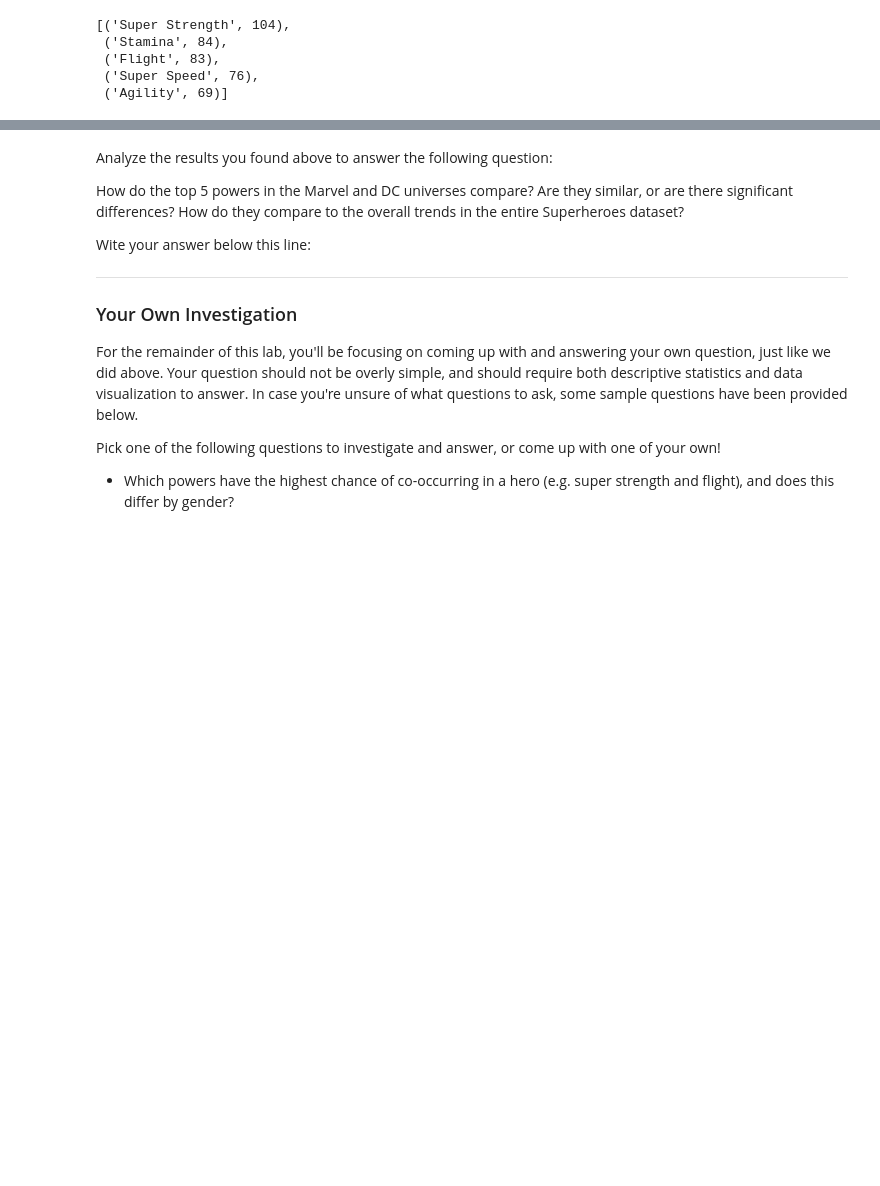
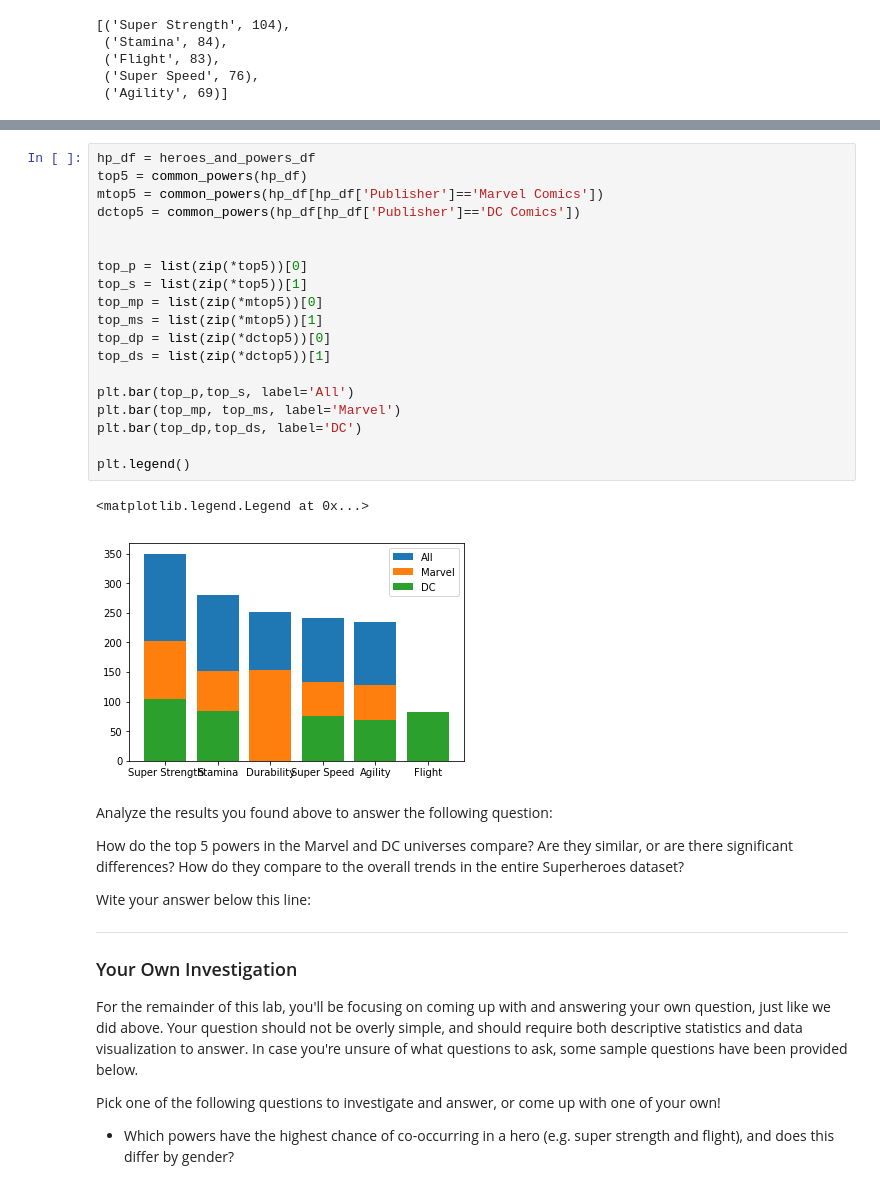
Before and after one commit to rab175/dsc-data-cleaning-project-online-ds-pt-071519, a Jupyter notebook: index.ipynb, the cells around one changed output, grey strips where cells are left out. Saved outputs shown, nothing was run; the diff lists cells and outputs as text; blank space fills up the shorter version.

```diff
--- a/index.ipynb
+++ b/index.ipynb
@@ -451,3 +463,25 @@ common_powers(heroes_and_powers_df[heroes_and_powers_df['Publisher']=='DC Comics
+# %%
+hp_df = heroes_and_powers_df
+top5 = common_powers(hp_df)
+mtop5 = common_powers(hp_df[hp_df['Publisher']=='Marvel Comics'])
+dctop5 = common_powers(hp_df[hp_df['Publisher']=='DC Comics'])
+
+
+top_p = list(zip(*top5))[0]
+top_s = list(zip(*top5))[1]
+top_mp = list(zip(*mtop5))[0]
+top_ms = list(zip(*mtop5))[1]
+top_dp = list(zip(*dctop5))[0]
+top_ds = list(zip(*dctop5))[1]
+
+plt.bar(top_p,top_s, label='All')
+plt.bar(top_mp, top_ms, label='Marvel')
+plt.bar(top_dp,top_ds, label='DC')
+
+plt.legend()
+# %% [output]
+<matplotlib.legend.Legend at 0x...>
+[figure, added]
 # %% [markdown]
 Analyze the results you found above to answer the following question:
 
```
Also changed, not shown: parts of 1 cell of this notebook.
